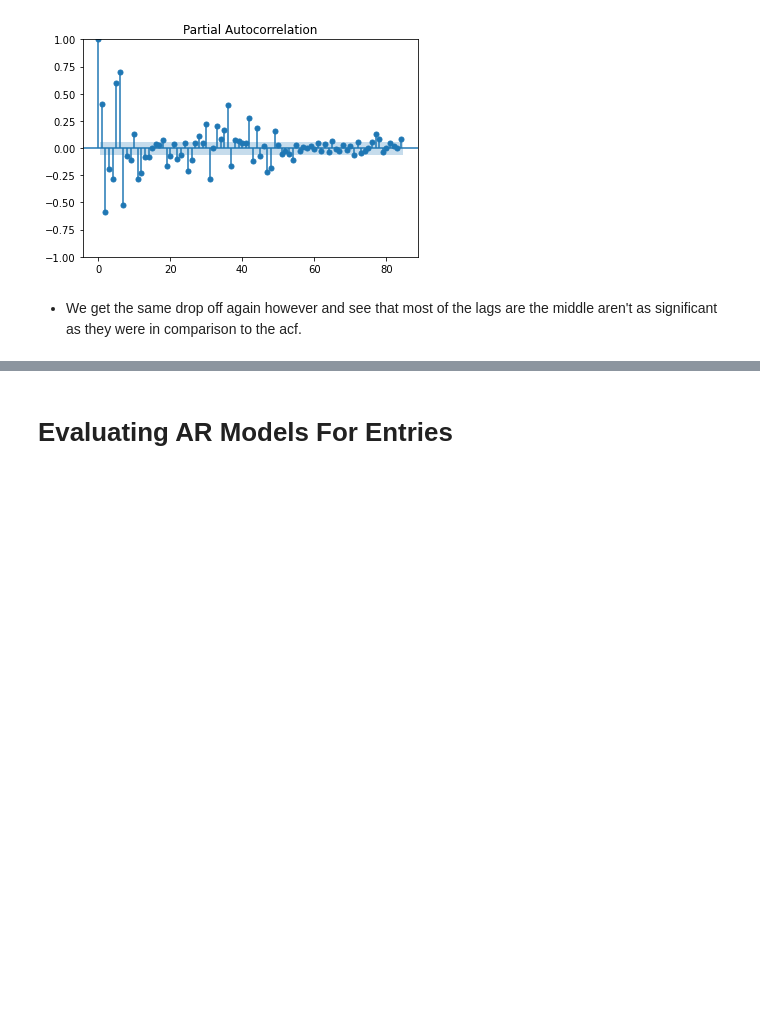
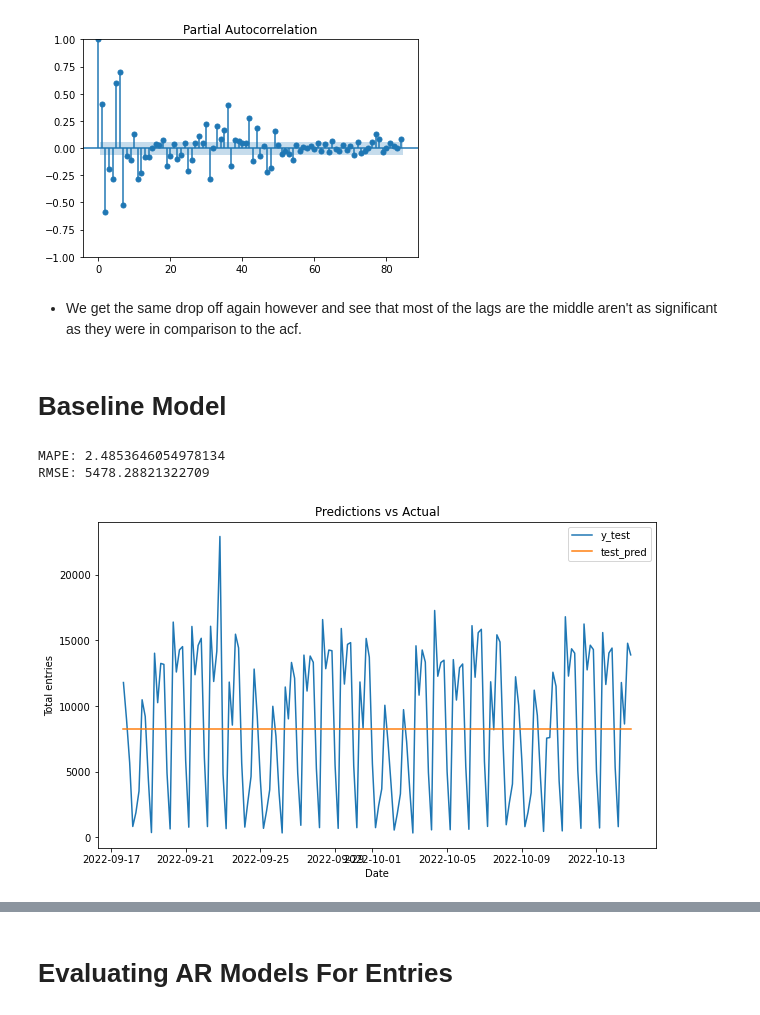
Before and after one commit to lmarett8/nyc_subway_traffic, a Jupyter notebook: notebooks/04_Preprocessing_Modeling.ipynb, the cells around one changed output, grey strips where cells are left out. Saved outputs shown, nothing was run; the diff lists cells and outputs as text; code cells hidden in the pictures; blank space fills up the shorter version.

```diff
--- a/notebooks/04_Preprocessing_Modeling.ipynb
+++ b/notebooks/04_Preprocessing_Modeling.ipynb
@@ -178,3 +178,25 @@ plot_pacf(df['exits'], lags = 84, method = 'ywm');
 [figure]
 # %% [markdown]
 - We get the same drop off again however and see that most of the lags are the middle aren't as significant as they were in comparison to the acf.
+# %% [markdown]
+# Baseline Model
+# %%
+def evaluate_baseline(df):
+    baseline = df.mean()
+    y_train, y_test = train_test_split(df, test_size = 0.15, shuffle = False)
+    preds = pd.Series(data = baseline, index = y_test.index)
+    print(f'MAPE: {mean_absolute_percentage_error(y_test, preds)}')
+    print(f'RMSE: {mean_squared_error(y_test, preds, squared = False)}')
+    plt.figure(figsize = (10, 6))
+    plt.plot(y_test, label = 'y_test')
+    plt.plot(y_test.index, preds, label = 'test_pred')
+    plt.title("Predictions vs Actual")
+    plt.xlabel("Date")
+    plt.ylabel(f'Total {df.name}')
+    plt.legend();
+# %%
+evaluate_baseline(df['entries'])
+# %% [output]
+MAPE: 2.4853646054978134
+RMSE: 5478.28821322709
+[figure, added]
```
Also changed, not shown: parts of 8 cells of this notebook.
